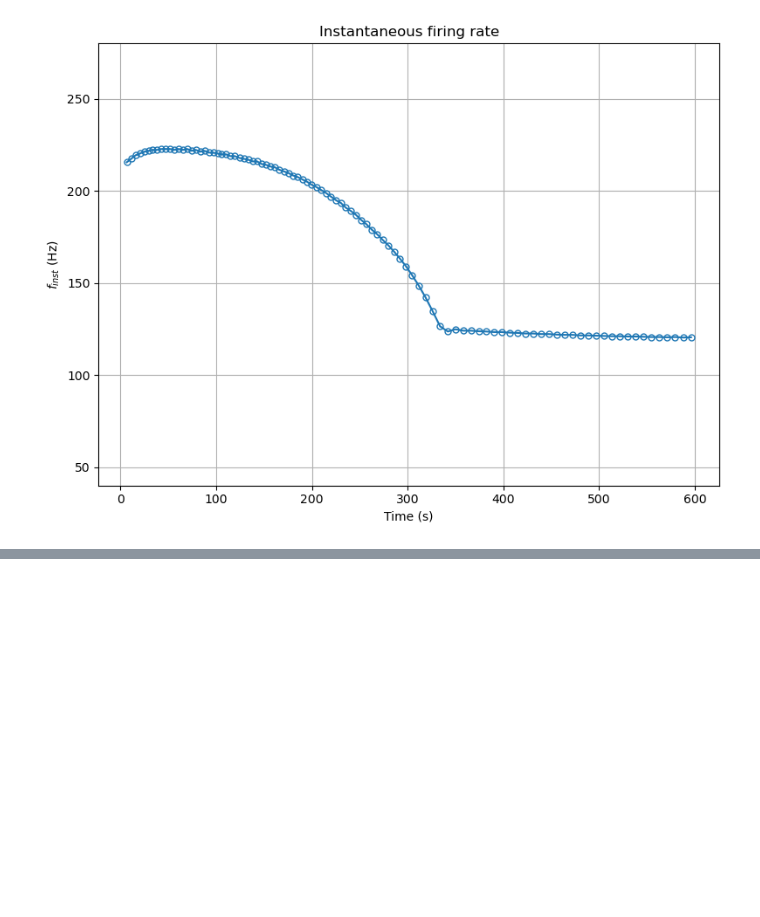
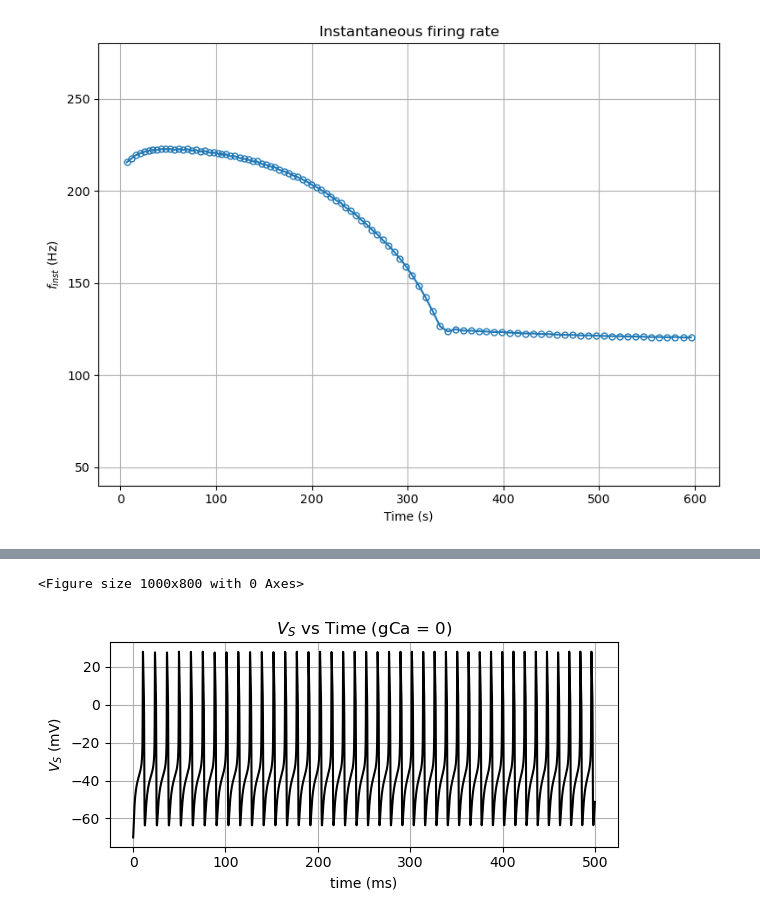
Before and after one commit to tommasovanini/Project3, a Jupyter notebook: main.ipynb, the cells around one changed output, grey strips where cells are left out. Drawn from its saved outputs; the diff is of its cells as text; code cells hidden in the pictures; blank space fills up the shorter version.

```diff
--- a/main.ipynb
+++ b/main.ipynb
@@ -240,0 +303,80 @@ plt.show()
+# %%
+from Data_definition import Data as base_Data
+from functions import dydt, computeCurrents_vectorized
+
+t_span = (0, 500)  # adjust if needed
+t_eval = np.linspace(*t_span, 5000)
+gCa_values = [0, 30, 60, 90]
+colors = ['black', 'red', 'blue', 'green']
+
+# For combined plots
+f_inst_dict = {}
+ICa_dict = {}
+IDS_dict = {}
+
+plt.figure(figsize=(10, 8))
+for i, gCa in enumerate(gCa_values):
+    D = base_Data.copy()
+    D.update({'gCa': gCa, 'IS': 0})
+
+    y0 = np.array([D['initial_VS'], D['initial_VD'],
+                   D['initial_w'],  D['initial_n'],
+                   D['initial_h'],  D['initial_c'],
+                   D['initial_q'],  D['initial_Ca']])
+
+    sol = scipy.integrate.solve_ivp(
+        fun=lambda t, y: dydt(t, y, D),
+        t_span=t_span,
+        y0=y0,
+        t_eval=t_eval,
+        method='RK45',
+        atol=1e-6,
+        rtol=1e-6,
+        vectorized=False
+    )
+
+    VS, VD, w = sol.y[0], sol.y[1], sol.y[2]
+    _, _, IDS, INa, IK, ISL, ICa, IKC, IKAHP, IDL = computeCurrents_vectorized(sol.t, sol.y, D)
+
+
+    # Store for combined plots
+    f_inst_dict[gCa] = f_inst
+    ICa_dict[gCa] = ICa
+    IDS_dict[gCa] = IDS
+
+    # Plot VS vs time (distinct graph per gCa)
+    plt.figure(figsize=(6, 3))
+    plt.plot(sol.t, VS, color=colors[i])
+    plt.title(f'$V_S$ vs Time (gCa = {gCa})')
+    plt.xlabel('time (ms)')
+    plt.ylabel('$V_S$ (mV)')
+    plt.grid(True)
+    plt.tight_layout()
+    plt.show()
+
+# Combined ICa plot
+plt.figure(figsize=(6, 4))
+for i, gCa in enumerate(gCa_values):
+    plt.plot(t_eval, ICa_dict[gCa], label=f'gCa={gCa}', color=colors[i])
+plt.title('$I_{Ca}$ vs Time')
+plt.xlabel('time (ms)')
+plt.ylabel('$I_{Ca}$')
+plt.legend()
+plt.grid(True)
+plt.tight_layout()
+plt.show()
+
+# Combined IDS plot
+plt.figure(figsize=(6, 4))
+for i, gCa in enumerate(gCa_values):
+    plt.plot(t_eval, -IDS_dict[gCa], label=f'gCa={gCa}', color=colors[i])
+plt.title('$-I_{DS}$ vs Time')
+plt.xlabel('time (ms)')
+plt.ylabel('$-I_{DS}$')
+plt.legend()
+plt.grid(True)
+plt.tight_layout()
+plt.show()
+# %% [output]
+<Figure size 1000x800 with 0 Axes>
+[figure, added]
```
Also changed, not shown: parts of 4 cells of this notebook.
